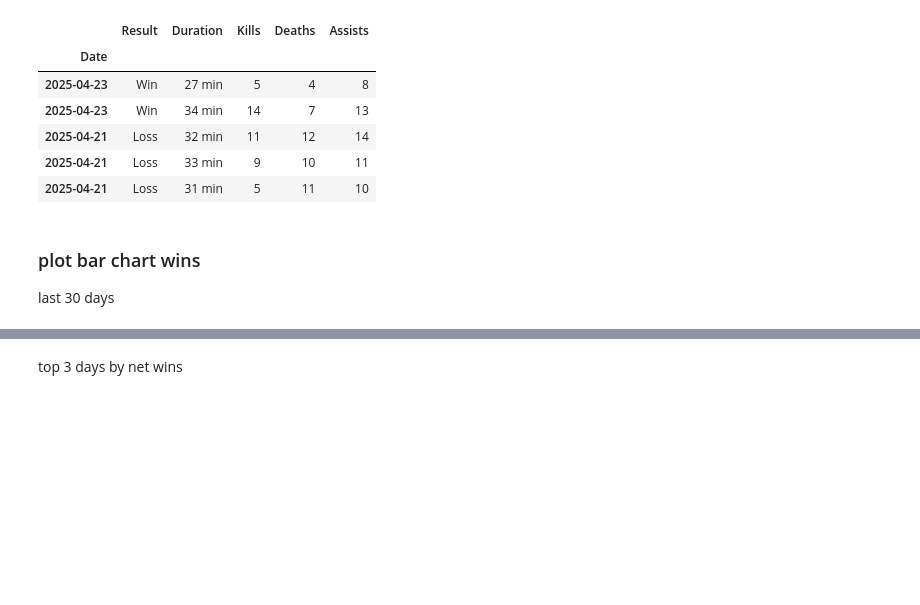
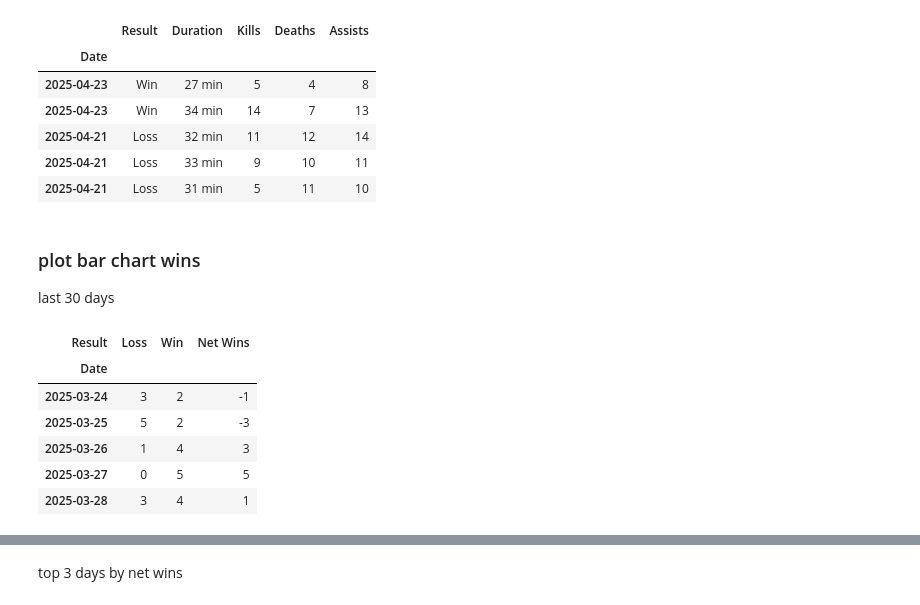
Before and after one commit to Nickeniklas/TrackLockScraper, a Jupyter notebook: tracklock.ipynb, the cells around one changed output, grey strips where cells are left out. Saved outputs shown, nothing was run; the diff lists cells and outputs as text; code cells hidden in the pictures; blank space fills up the shorter version.

```diff
--- a/tracklock.ipynb
+++ b/tracklock.ipynb
@@ -442,5 +442,15 @@ daily_stats = df30.groupby(['Date', 'Result']).size().unstack(fill_value=0) # ch
 
 # Calculate net wins (wins - losses)
 daily_stats['Net Wins'] = daily_stats.get('Win', 0) - daily_stats.get('Loss', 0)
+# %%
+daily_stats.head()
+# %% [output]
+| Result | Loss | Win | Net Wins |
+| Date |  |  |  |
+| 2025-03-24 | 3 | 2 | -1 |
+| 2025-03-25 | 5 | 2 | -3 |
+| 2025-03-26 | 1 | 4 | 3 |
+| 2025-03-27 | 0 | 5 | 5 |
+| 2025-03-28 | 3 | 4 | 1 |
 # %%
 plt.figure(figsize=(16, 6))
```
Also changed, not shown: parts of 5 cells of this notebook.
